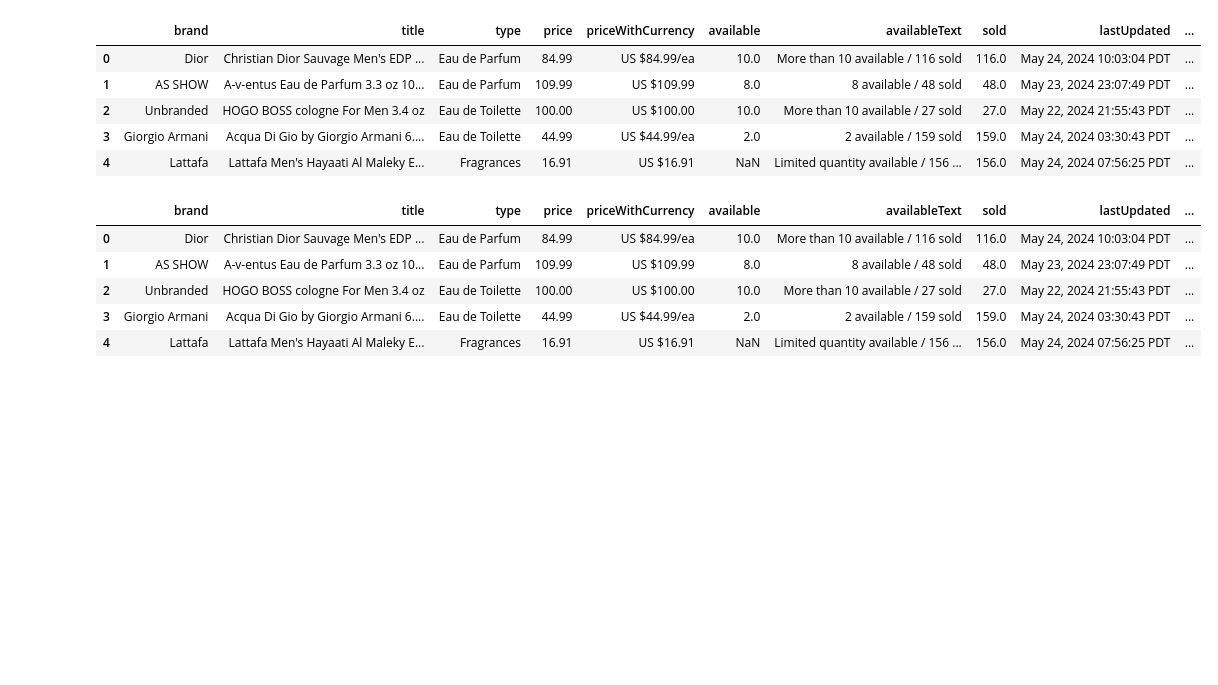
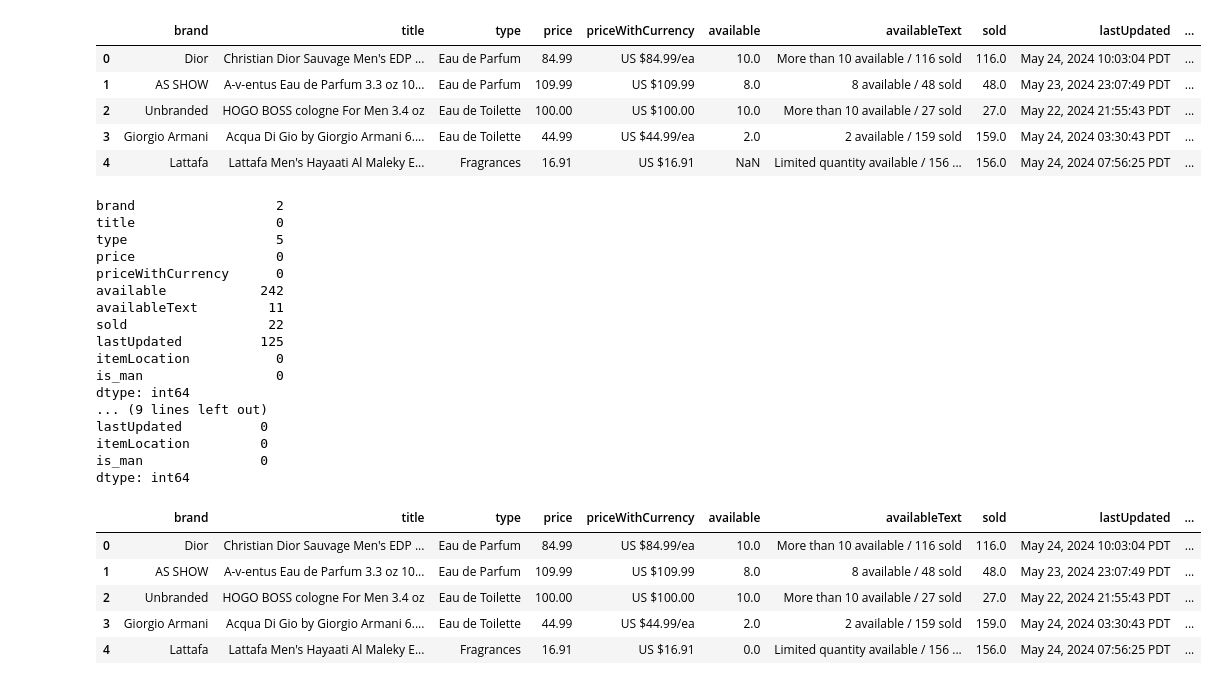
Before and after one commit to matv864/AI_work, a Jupyter notebook: analyze_data/perfume/clean.ipynb, the cells around one changed output. Saved outputs shown, nothing was run; the diff lists cells and outputs as text; code cells hidden in the pictures; blank space fills up the shorter version.

```diff
--- a/analyze_data/perfume/clean.ipynb
+++ b/analyze_data/perfume/clean.ipynb
@@ -39,26 +39,64 @@ data.head()
 | 3 | Giorgio Armani | Acqua Di Gio by Giorgio Armani 6.... | Eau de Toilette | 44.99 | US $44.99/ea | 2.0 | 2 available / 159 sold | 159.0 | May 24, 2024 03:30:43 PDT | ... |
 | 4 | Lattafa | Lattafa Men's Hayaati Al Maleky E... | Fragrances | 16.91 | US $16.91 | NaN | Limited quantity available / 156 ... | 156.0 | May 24, 2024 07:56:25 PDT | ... |
 # %%
+rows_before = data.shape[0]
+print(data.isna().sum())
+
 text_cols = ["brand", "title", "type", "itemLocation", "priceWithCurrency", "availableText"]
 for col in text_cols:
     data[col] = data[col].astype("string").str.strip()
+    data[col] = data[col].replace({"": pd.NA, "nan": pd.NA, "None": pd.NA, "null": pd.NA})
+
+data["lastUpdated"] = data["lastUpdated"].astype("string").str.strip()
+data["lastUpdated"] = data["lastUpdated"].replace({"": pd.NA, "nan": pd.NA, "None": pd.NA, "null": pd.NA})
 
 if data["is_man"].dtype != "bool":
     data["is_man"] = data["is_man"].astype(str).str.strip().str.lower().map({"true": True, "false": False})
 
 for col in ["price", "available", "sold"]:
     data[col] = pd.to_numeric(data[col], errors="coerce")
 
 data["title"] = data["title"].str.replace(r"\s+", " ", regex=True)
 
+
+critical_cols = ["brand", "title", "price", "itemLocation", "is_man"]
+data = data.dropna(subset=critical_cols).copy()
+
+data["type"] = data["type"].fillna("Unknown")
+data["priceWithCurrency"] = data["priceWithCurrency"].fillna(data["price"].map(lambda x: f"US ${x:.2f}" if pd.notna(x) else pd.NA))
+data["availableText"] = data["availableText"].fillna("Not specified")
+data["lastUpdated"] = data["lastUpdated"].fillna("Unknown")
+data["available"] = data["available"].fillna(0)
+data["sold"] = data["sold"].fillna(0)
+
+print(f"Удалено строк с критичными пропусками: {rows_before - data.shape[0]}")
+print(data.isna().sum())
+
 data.head()
 # %% [output]
+brand                  2
+title                  0
+type                   5
+price                  0
+priceWithCurrency      0
+available            242
+availableText         11
+sold                  22
+lastUpdated          125
+itemLocation           0
+is_man                 0
+dtype: int64
+... (9 lines left out)
+lastUpdated          0
+itemLocation         0
+is_man               0
+dtype: int64
 |  | brand | title | type | price | priceWithCurrency | available | availableText | sold | lastUpdated | ... |
 | 0 | Dior | Christian Dior Sauvage Men's EDP ... | Eau de Parfum | 84.99 | US $84.99/ea | 10.0 | More than 10 available / 116 sold | 116.0 | May 24, 2024 10:03:04 PDT | ... |
 | 1 | AS SHOW | A-v-entus Eau de Parfum 3.3 oz 10... | Eau de Parfum | 109.99 | US $109.99 | 8.0 | 8 available / 48 sold | 48.0 | May 23, 2024 23:07:49 PDT | ... |
 | 2 | Unbranded | HOGO BOSS cologne For Men 3.4 oz | Eau de Toilette | 100.00 | US $100.00 | 10.0 | More than 10 available / 27 sold | 27.0 | May 22, 2024 21:55:43 PDT | ... |
 | 3 | Giorgio Armani | Acqua Di Gio by Giorgio Armani 6.... | Eau de Toilette | 44.99 | US $44.99/ea | 2.0 | 2 available / 159 sold | 159.0 | May 24, 2024 03:30:43 PDT | ... |
-| 4 | Lattafa | Lattafa Men's Hayaati Al Maleky E... | Fragrances | 16.91 | US $16.91 | NaN | Limited quantity available / 156 ... | 156.0 | May 24, 2024 07:56:25 PDT | ... |
+| 4 | Lattafa | Lattafa Men's Hayaati Al Maleky E... | Fragrances | 16.91 | US $16.91 | 0.0 | Limited quantity available / 156 ... | 156.0 | May 24, 2024 07:56:25 PDT | ... |
 # %%
 country_map = {
     "usa": "United States",
```
Also changed, not shown: parts of 1 cell of this notebook, 3 other files.
